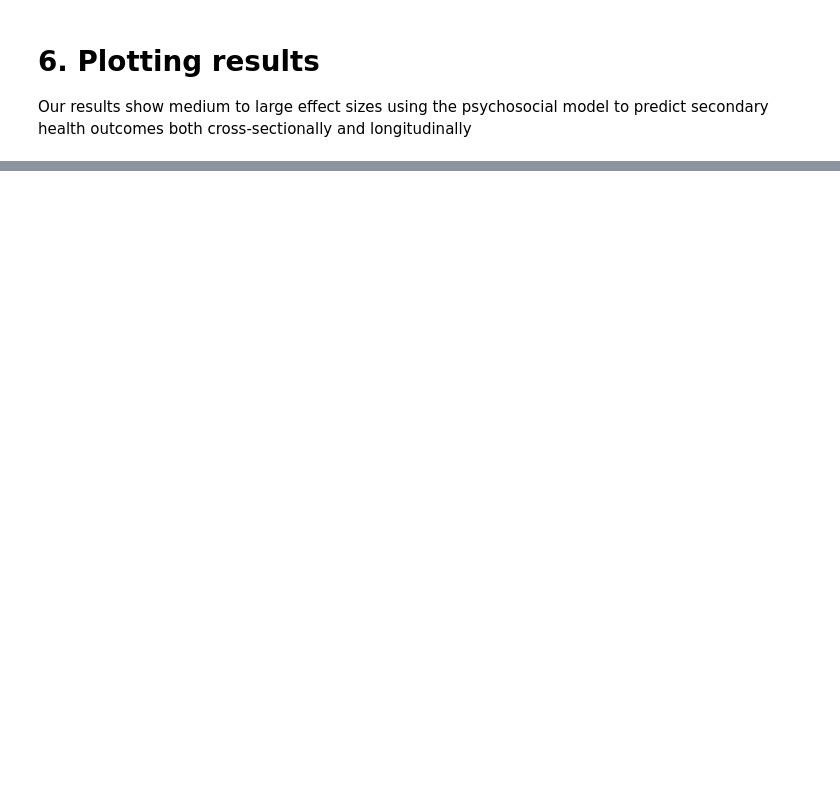
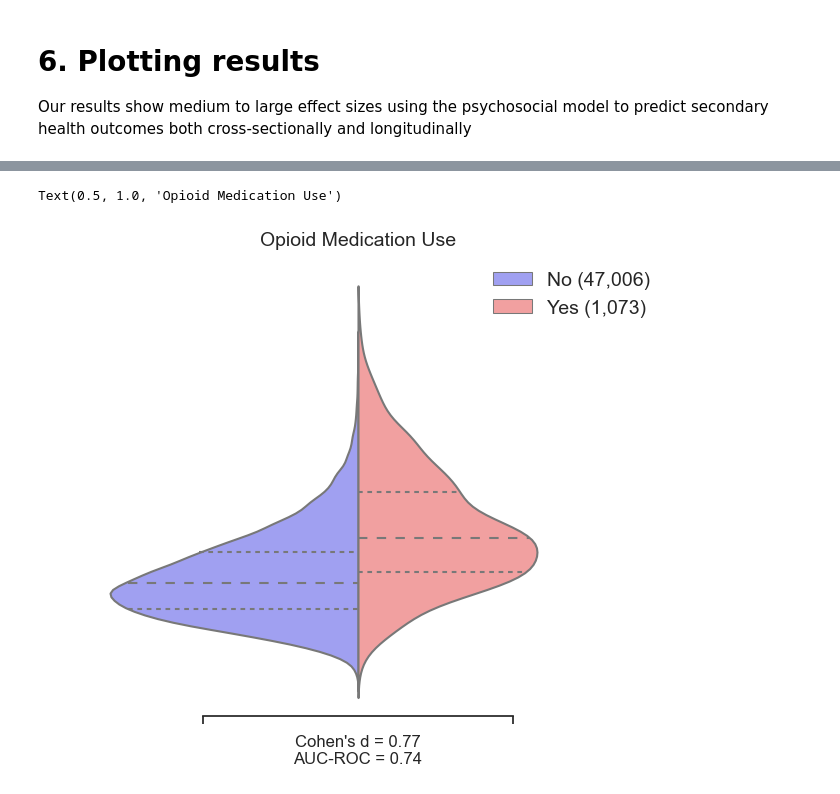
Before and after one commit to EVPlab/Chronic-Pain-Spreading, a Jupyter notebook: Scripts/8-secondary_outcomes.ipynb, the cells around one changed output, grey strips where cells are left out. Saved outputs shown, nothing was run; the diff lists cells and outputs as text; code cells hidden in the pictures; blank space fills up the shorter version.

```diff
--- a/Scripts/8-secondary_outcomes.ipynb
+++ b/Scripts/8-secondary_outcomes.ipynb
@@ -287,0 +179,17 @@ No artists with labels found to put in legend.  Note that artists whose label st
+# %%
+plt.rcParams['font.size'] = 14
+sns.set_style("white")
+fig, axs = plt.subplots(figsize=(8, 6))
+
+# Figure Test: Opioids
+sns.violinplot(ax = axs, data=Illness_T2, x="all", y='PLS', hue='OPs_T0', split=True, inner="quartile", palette = [sns.color_palette('bwr', 6)[1], sns.color_palette('bwr', 6)[-2]])
+axs.legend(frameon=False, fontsize = 14)
+axs.set_ylim(-1.75, 3.5), axs.set_xticks([-0.25,0.25])
+axs.set_xlabel("Cohen's d = " +str(cohen_d1_T2) + "\nAUC-ROC = " +str(AUC1_T2)), axs.set_ylabel(''), axs.set_yticks([])
+axs.tick_params(bottom=True)
+axs.spines['top'].set_visible(False), axs.spines['right'].set_visible(False), axs.spines['left'].set_visible(False)
+axs.spines['bottom'].set_bounds((-0.25, 0.25))
+axs.set_title('Opioid Medication Use', fontdict={'fontsize': 14})
+# %% [output]
+Text(0.5, 1.0, 'Opioid Medication Use')
+[figure, added]
```
Also changed, not shown: parts of 12 cells of this notebook, 1 other file.
